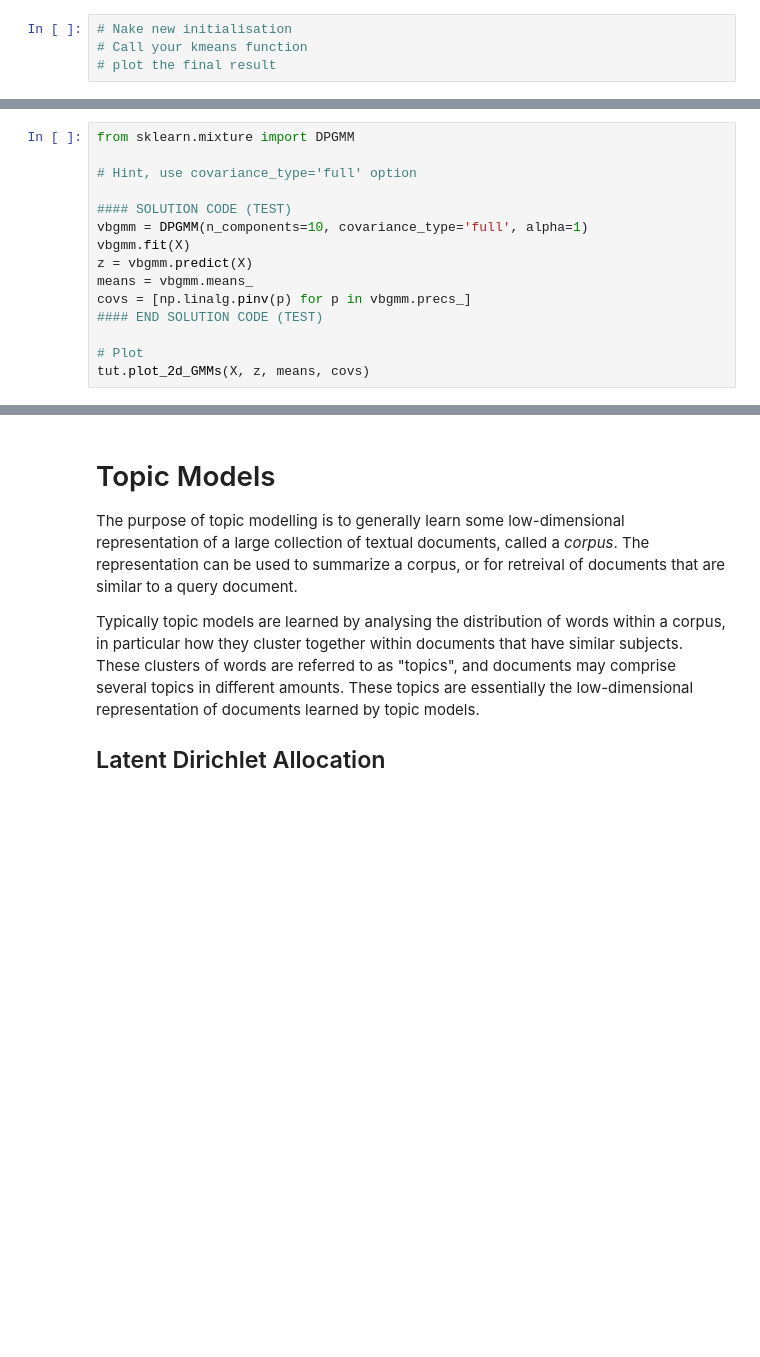
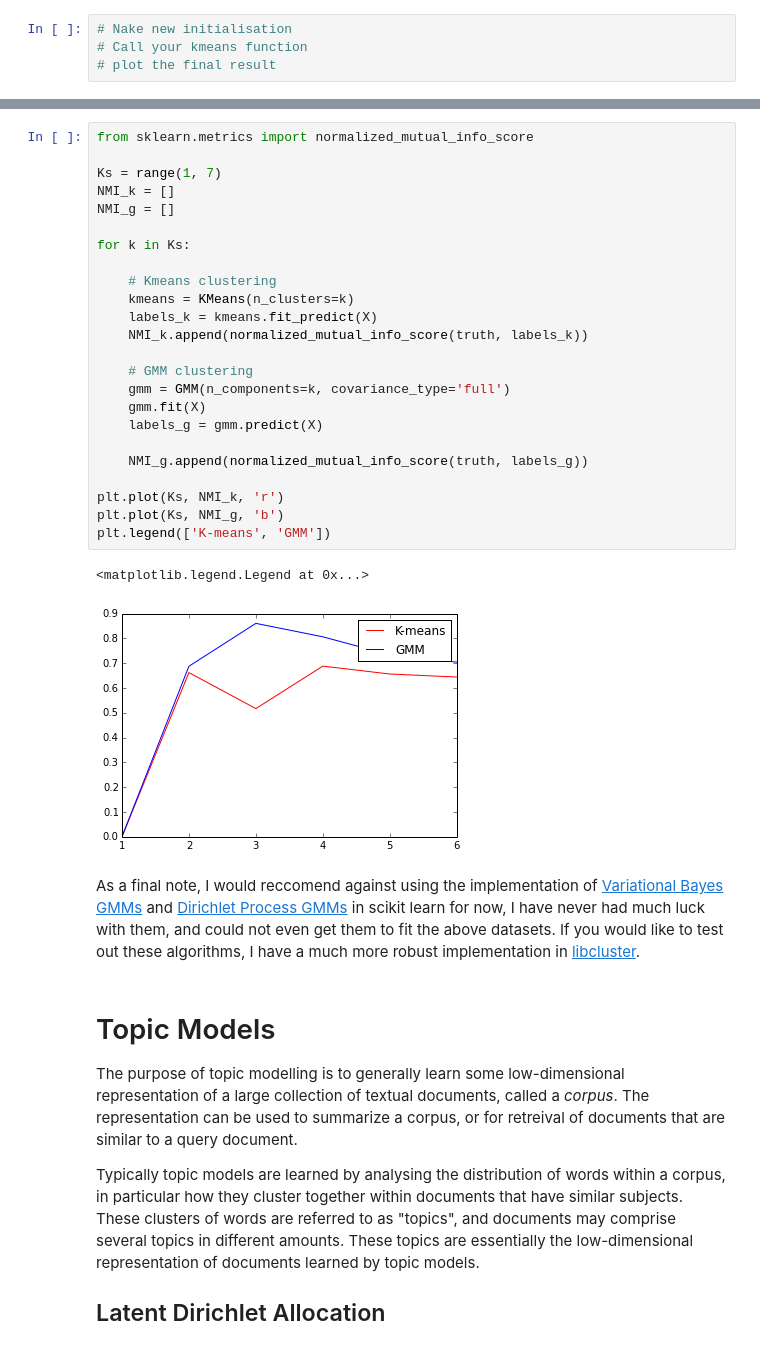
Before and after one commit to NICTA/MLSS, a Jupyter notebook: Clustering and Hierarchical Graphical Models.ipynb, the cells around one changed output, grey strips where cells are left out. Cells and saved outputs as stored; diff of their text form; blank space fills up the shorter version.

```diff
--- a/Clustering and Hierarchical Graphical Models.ipynb
+++ b/Clustering and Hierarchical Graphical Models.ipynb
@@ -312,15 +324,0 @@ The method I reccomend is the variational Bayes Gaussian mixture model (VBGMM).
-# %%
-from sklearn.mixture import DPGMM
-
-# Hint, use covariance_type='full' option
-
-#### SOLUTION CODE (TEST)
-vbgmm = DPGMM(n_components=10, covariance_type='full', alpha=1)
-vbgmm.fit(X)
-z = vbgmm.predict(X)
-means = vbgmm.means_
-covs = [np.linalg.pinv(p) for p in vbgmm.precs_]
-#### END SOLUTION CODE (TEST)
-
-# Plot
-tut.plot_2d_GMMs(X, z, means, covs)
@@ -329,3 +335,33 @@ tut.plot_2d_GMMs(X, z, means, covs)
+# %%
+from sklearn.metrics import normalized_mutual_info_score
+
+Ks = range(1, 7)
+NMI_k = []
+NMI_g = []
+
+for k in Ks:
+
+    # Kmeans clustering
+    kmeans = KMeans(n_clusters=k)
+    labels_k = kmeans.fit_predict(X)
+    NMI_k.append(normalized_mutual_info_score(truth, labels_k))
+
+    # GMM clustering
+    gmm = GMM(n_components=k, covariance_type='full')
+    gmm.fit(X)
+    labels_g = gmm.predict(X)
+
+    NMI_g.append(normalized_mutual_info_score(truth, labels_g))
+
+plt.plot(Ks, NMI_k, 'r')
+plt.plot(Ks, NMI_g, 'b')
+plt.legend(['K-means', 'GMM'])
+# %% [output]
+<matplotlib.legend.Legend at 0x...>
+[figure, added]
+# %% [markdown]
+
+As a final note, I would reccomend against using the implementation of [Variational Bayes GMMs](http://scikit-learn.org/stable/modules/generated/sklearn.mixture.VBGMM.html) and [Dirichlet Process GMMs](http://scikit-learn.org/stable/modules/generated/sklearn.mixture.DPGMM.html) in scikit learn for now, I have never had much luck with them, and could not even get them to fit the above datasets. If you would like to test out these algorithms, I have a much more robust implementation in [libcluster](https://github.com/dsteinberg/libcluster).
 # %% [markdown]
 # Topic Models
 The purpose of topic modelling is to generally learn some low-dimensional representation of a large collection of textual documents, called a *corpus*. The representation can be used to summarize a corpus, or for retreival of documents that are similar to a query document.
```
Also changed, not shown: parts of 13 cells of this notebook, 1 other file.
